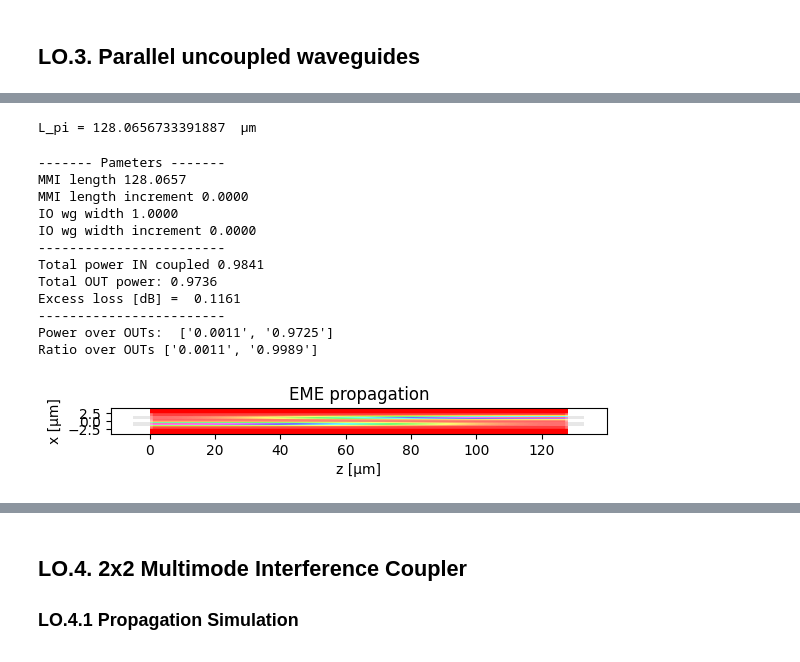
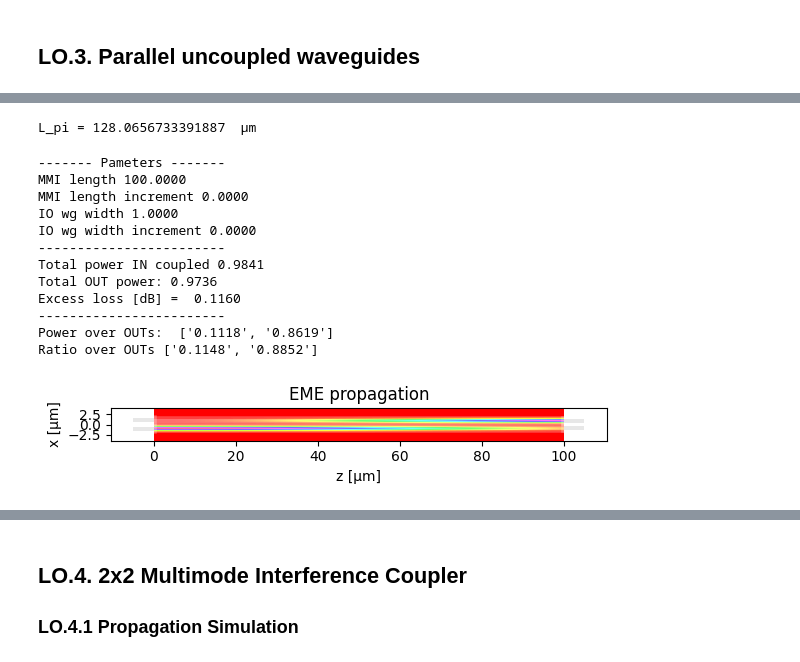
Before and after one commit to marcoscaranana/pic-upv-lab2, a Jupyter notebook: COUPLERS_Student.ipynb, the cells around one changed output, grey strips where cells are left out. Cells and saved outputs as stored; diff of their text form; code cells hidden in the pictures.

```diff
--- a/COUPLERS_Student.ipynb
+++ b/COUPLERS_Student.ipynb
@@ -111,6 +111,8 @@ wg_width = 1.2 # Student. Core waveguides width
 
 d = wg_width + wg_gap
 wg_N = 2
+
+L_pi_array = [0,0,0,0,0,0,0,0,0,0,0]
 
 m = DC_EME() # Here you instantiate a Directional Coupler to be simulated with the Eigen-mode expansion (EME) algorithm.
 m.MMI_num_modes = 12 # Number of modes to be calculated. Here, the higher, the better since we are going to calculate
@@ -123,10 +125,10 @@ m.DC_N_waveguides = wg_N
 m.find_all_modes()
 
 # 2) Get the L_pi
-L_pi = m.get_L_pi()
-print("L_pi =", L_pi, " µm")
+L_pi_array[0] = m.get_L_pi()
+print("L_pi =", L_pi_array [0], " µm")
 
-L = L_pi
+L = 100
 
 m.L_MMI = L
 
@@ -149,48 +151,45 @@ Ratio over OUTs ['0.0013', '0.9987']
 # %%
-# HINT. Calculate manually the L_pi you may need to achieve K=0.1
-# Then you can sweep the gap and calculate the L_pi until reaching
-# the desired value.
-
 wg_gap = 0.7 # Student. Gap between waveguides
 wg_width = 1.2 # Student. Core waveguides width
 
 d = wg_width + wg_gap
 wg_N = 2
+
 
 m = DC_EME() # Here you instantiate a Directional Coupler to be simulated with the Eigen-mode expansion (EME) algorithm.
 m.MMI_num_modes = 12 # Number of modes to be calculated. Here, the higher, the better since we are going to calculate
                     # the propagation based on the mode decomposition.
 m.DC_wg_gap = wg_gap # Gap between waveguides
 m.DC_wg_width = wg_width # Width of the waveguides core
 m.DC_N_waveguides = wg_N
 
 # 1) Compute de DC modes - Only execute whenever a geometrical parameter is changed. Takes time to find the modes.
 m.find_all_modes()
 
 # 2) Get the L_pi
-L_pi = m.get_L_pi()
-print("L_pi =", L_pi, " µm")
+L_pi_array[1] = m.get_L_pi()
+print("L_pi =", L_pi_array [1], " µm")
 
-L = L_pi
+L = 100
 
 m.L_MMI = L
 
 m.propagation()
 # %% [output]
 L_pi = 128.0656733391887  µm
 ------- Pameters -------
-MMI length 128.0657
+MMI length 100.0000
 MMI length increment 0.0000
 IO wg width 1.0000
 IO wg width increment 0.0000
 ------------------------
 Total power IN coupled 0.9841
 Total OUT power: 0.9736
-Excess loss [dB] =  0.1161
+Excess loss [dB] =  0.1160
 ------------------------
-Power over OUTs:  ['0.0011', '0.9725']
-Ratio over OUTs ['0.0011', '0.9989']
+Power over OUTs:  ['0.1118', '0.8619']
+Ratio over OUTs ['0.1148', '0.8852']
-[figure, old version]
+[figure, new version]
 # %%
 wg_gap = 0.8 # Student. Gap between waveguides
 wg_width = 1.2 # Student. Core waveguides width
```
Also changed, not shown: parts of 18 cells of this notebook.
